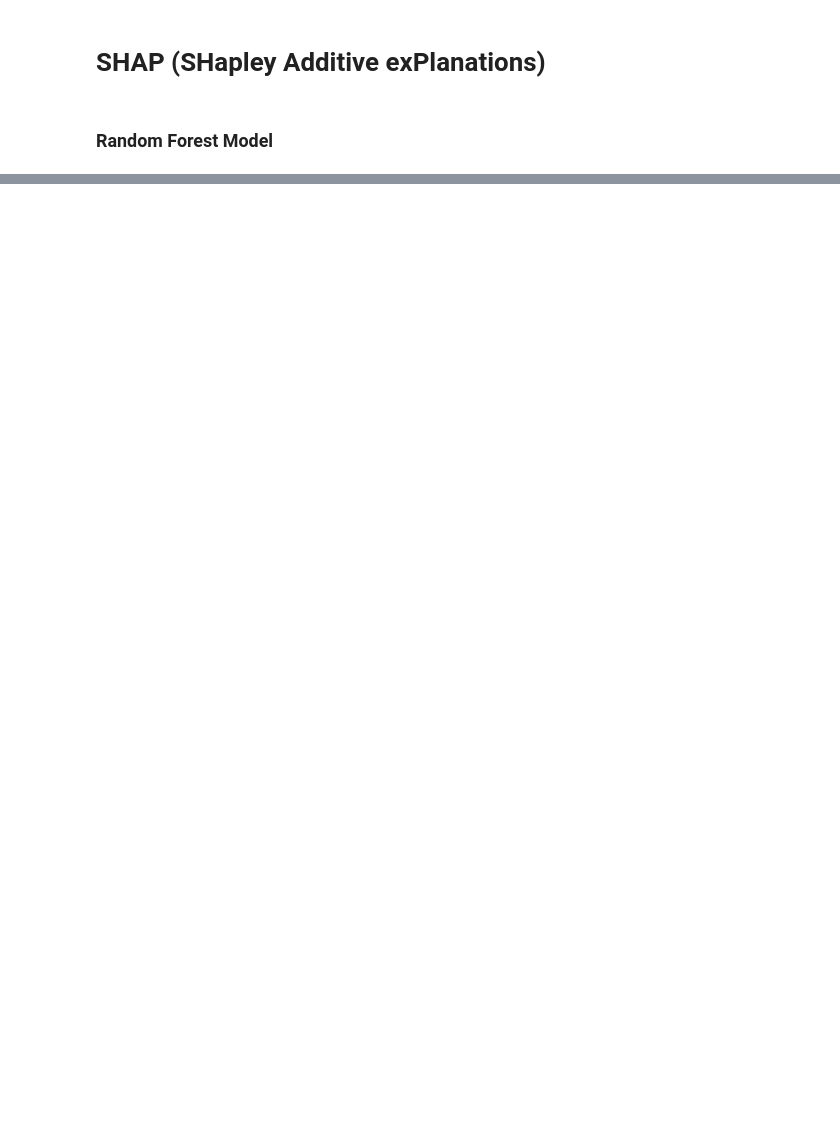
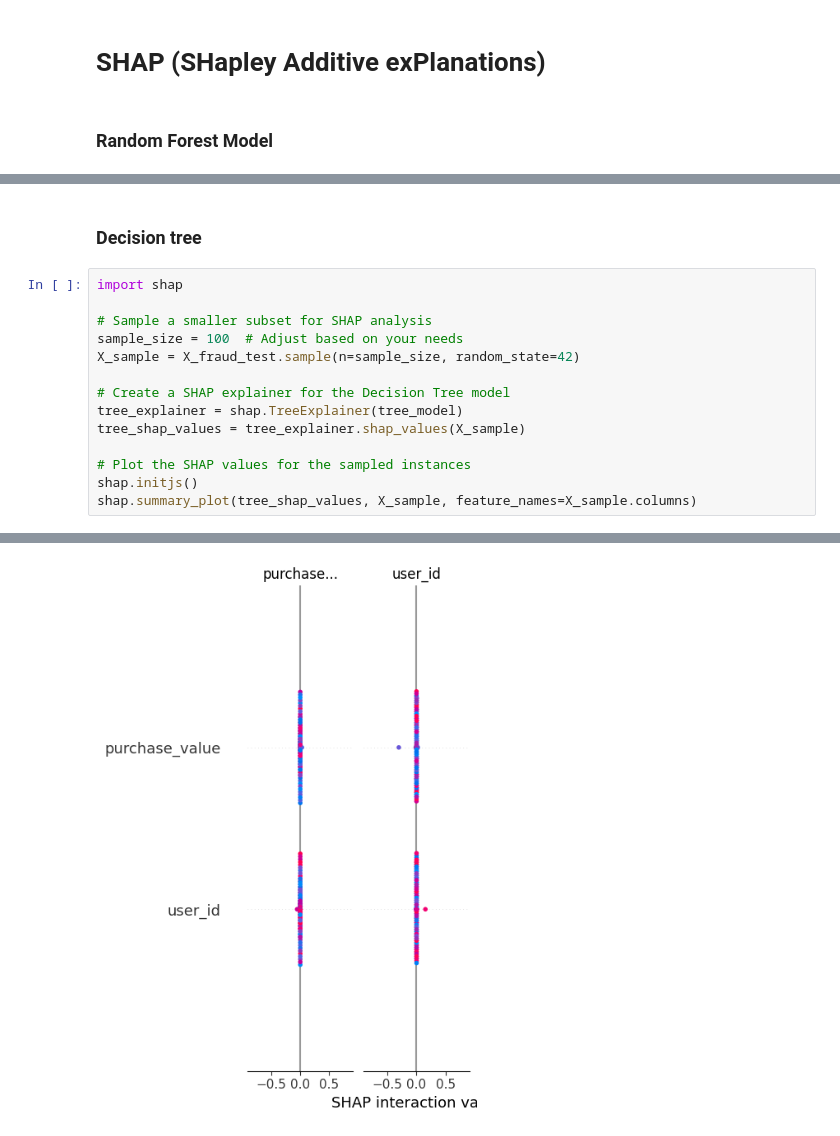
Before and after one commit to wubeabera123/Fraud-detection-system, a Jupyter notebook: notebooks/model_explainability.ipynb, the cells around one changed output, grey strips where cells are left out. Cells and saved outputs as stored; diff of their text form; blank space fills up the shorter version.

Commit message:
worked on model explainability using shap

```diff
--- a/notebooks/model_explainability.ipynb
+++ b/notebooks/model_explainability.ipynb
@@ -68,0 +101,17 @@ shap.summary_plot(rf_shap_values, X_sample, feature_names=X_sample.columns)
+# %% [markdown]
+### Decision tree
+# %%
+import shap
+
+# Sample a smaller subset for SHAP analysis
+sample_size = 100  # Adjust based on your needs
+X_sample = X_fraud_test.sample(n=sample_size, random_state=42)
+
+# Create a SHAP explainer for the Decision Tree model
+tree_explainer = shap.TreeExplainer(tree_model)
+tree_shap_values = tree_explainer.shap_values(X_sample)
+
+# Plot the SHAP values for the sampled instances
+shap.initjs()
+shap.summary_plot(tree_shap_values, X_sample, feature_names=X_sample.columns)
+# %% [output]
@@ -68,0 +119 @@ shap.summary_plot(rf_shap_values, X_sample, feature_names=X_sample.columns)
+[figure, added]
```
Also changed, not shown: parts of 14 cells of this notebook.
